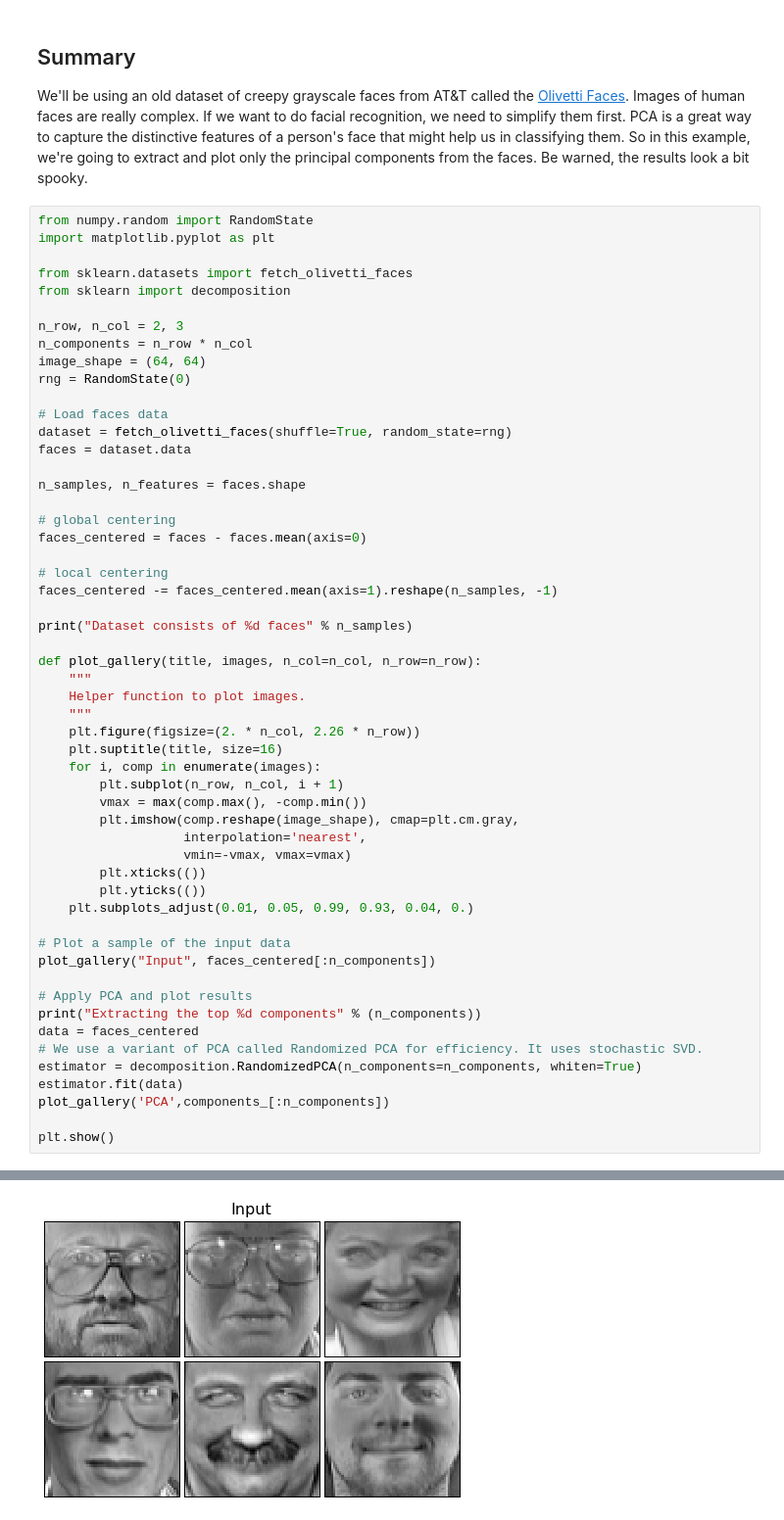
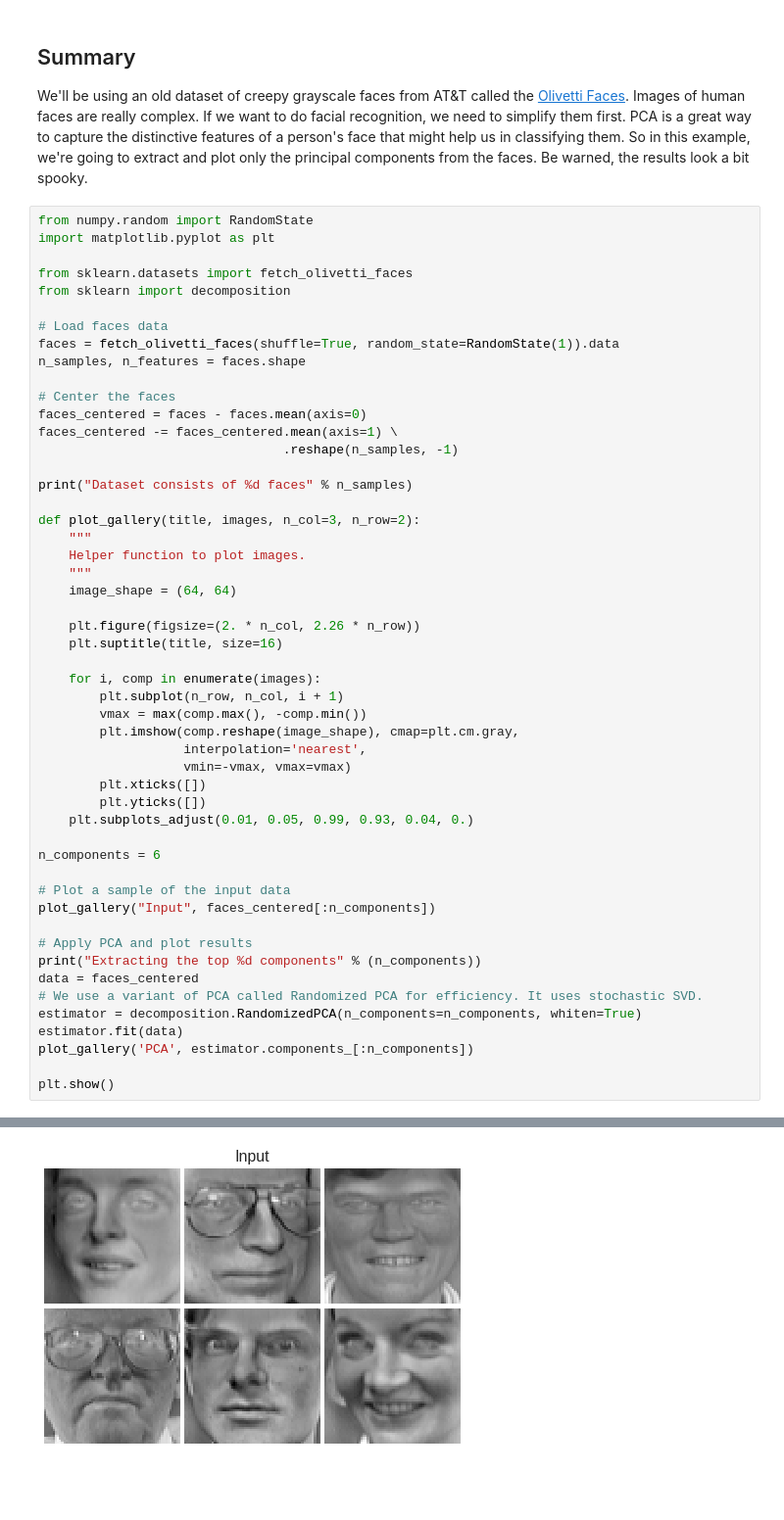
Before and after one commit to adicu/AccessibleML, a Jupyter notebook: 5. Dimensionality Reduction via Principal Components Analysis.ipynb, the cells around one changed output, grey strips where cells are left out. Shown: that part at 98% size. Saved outputs shown, nothing was run; the diff lists cells and outputs as text; blank space fills up the shorter version.

```diff
--- a/5. Dimensionality Reduction via Principal Components Analysis.ipynb
+++ b/5. Dimensionality Reduction via Principal Components Analysis.ipynb
@@ -145,40 +145,37 @@ import matplotlib.pyplot as plt
 from sklearn.datasets import fetch_olivetti_faces
 from sklearn import decomposition
 
-n_row, n_col = 2, 3
-n_components = n_row * n_col
-image_shape = (64, 64)
-rng = RandomState(0)
-
 # Load faces data
-dataset = fetch_olivetti_faces(shuffle=True, random_state=rng)
-faces = dataset.data
-
+faces = fetch_olivetti_faces(shuffle=True, random_state=RandomState(1)).data
 n_samples, n_features = faces.shape
 
-# global centering
+# Center the faces
 faces_centered = faces - faces.mean(axis=0)
-
-# local centering
-faces_centered -= faces_centered.mean(axis=1).reshape(n_samples, -1)
+faces_centered -= faces_centered.mean(axis=1) \
+                                .reshape(n_samples, -1)
 
 print("Dataset consists of %d faces" % n_samples)
 
-def plot_gallery(title, images, n_col=n_col, n_row=n_row):
+def plot_gallery(title, images, n_col=3, n_row=2):
     """
     Helper function to plot images.
     """
+    image_shape = (64, 64)
+
     plt.figure(figsize=(2. * n_col, 2.26 * n_row))
     plt.suptitle(title, size=16)
+
     for i, comp in enumerate(images):
         plt.subplot(n_row, n_col, i + 1)
         vmax = max(comp.max(), -comp.min())
         plt.imshow(comp.reshape(image_shape), cmap=plt.cm.gray,
                    interpolation='nearest',
                    vmin=-vmax, vmax=vmax)
-        plt.xticks(())
-        plt.yticks(())
+        plt.xticks([])
+        plt.yticks([])
     plt.subplots_adjust(0.01, 0.05, 0.99, 0.93, 0.04, 0.)
+
+n_components = 6
 
 # Plot a sample of the input data
 plot_gallery("Input", faces_centered[:n_components])
@@ -189,7 +186,7 @@ data = faces_centered
 # We use a variant of PCA called Randomized PCA for efficiency. It uses stochastic SVD.
 estimator = decomposition.RandomizedPCA(n_components=n_components, whiten=True)
 estimator.fit(data)
-plot_gallery('PCA',components_[:n_components])
+plot_gallery('PCA', estimator.components_[:n_components])
 
 plt.show()
 # %% [output]
@@ -198 +195 @@ Extracting the top 6 components for PCA
-[figure, old version]
+[figure, new version]
```
Also changed, not shown: parts of 13 cells of this notebook, 1 other file.
